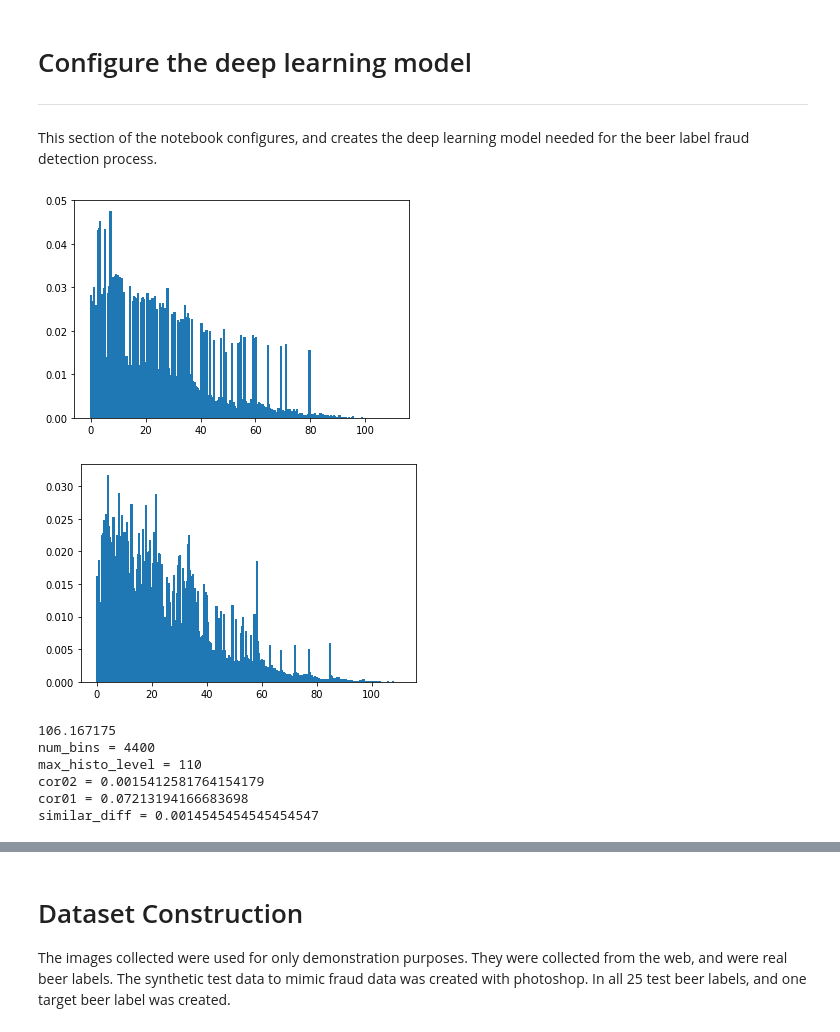
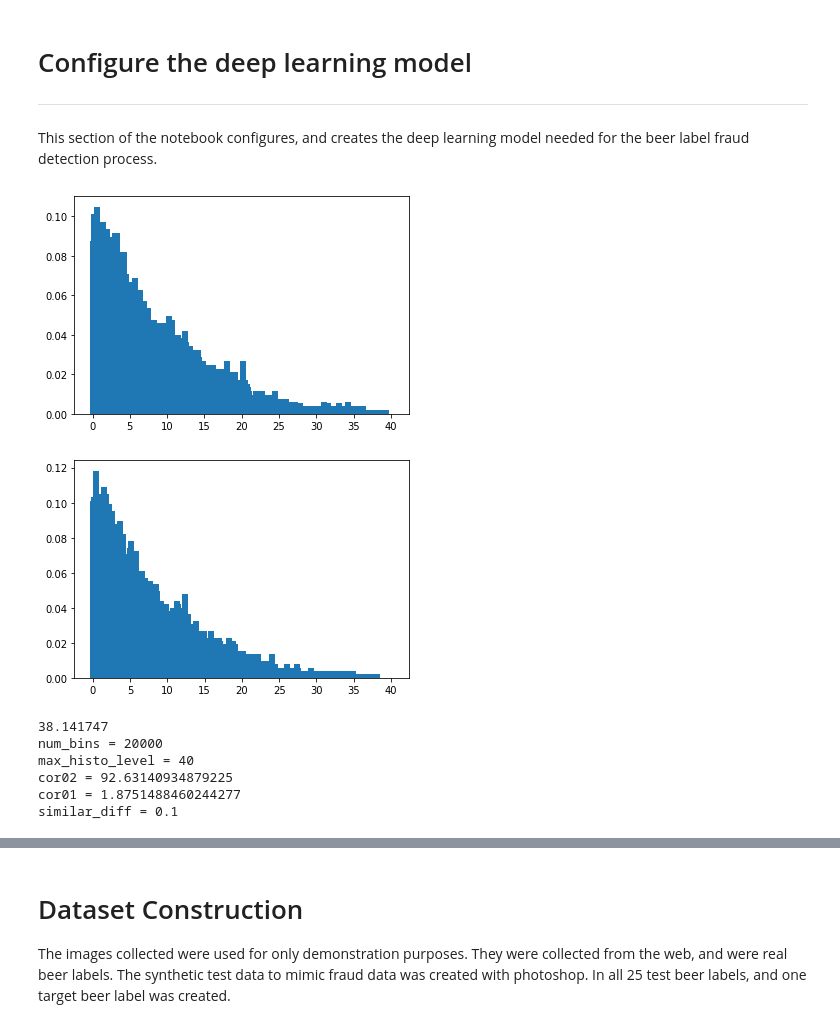
Before and after one commit to MetroStar/LabelAndFraudDetections, a Jupyter notebook: TTB/BeerLabelValidation.ipynb, the cells around one changed output, grey strips where cells are left out. Cells and saved outputs as stored; diff of their text form; code cells hidden in the pictures.

```diff
--- a/TTB/BeerLabelValidation.ipynb
+++ b/TTB/BeerLabelValidation.ipynb
@@ -19,6 +19,7 @@ from keras.layers.core import Dense, Dropout, Activation, Flatten
 from keras.layers.convolutional import Conv2D, MaxPooling2D, ZeroPadding2D
 from keras.layers.normalization import BatchNormalization
 from keras.regularizers import l2
+from scipy.spatial import distance as dist
 import cv2
 import matplotlib.pyplot as plt
 from PIL import Image
@@ -31,7 +32,7 @@ testdata_dir = os.environ['MLDIR'] + "/TestData/"
 mypath = testdata_dir + '/label_fraud/wine_label_fraud/images/'
 
 from numpy.random import seed
-seed(200)
+seed(1000)
 tf.compat.v1.random.set_random_seed(1000)
 
 img_shape = (224, 224, 3)
@@ -49,7 +50,7 @@ label_model.add(BatchNormalization())
 label_model.add(Activation('relu'))
 label_model.add(MaxPooling2D(pool_size=(2, 2)))
 # Layer 3
-#.add(ZeroPadding2D((1, 1)))
+#label_model.add(ZeroPadding2D((1, 1)))
 #label_model.add(Conv2D(512, (3, 3), padding='same'))
 #label_model.add(BatchNormalization())
 #label_model.add(Activation('relu'))
@@ -67,10 +68,10 @@ label_model.add(MaxPooling2D(pool_size=(2, 2)))
 #label_model.add(MaxPooling2D(pool_size=(2, 2)))
 
 # Load the validation image, or target image
-subject01 = Image.open(mypath + '../Wine_Label_1.png')
+subject01 = Image.open(mypath + '../../beer_label_fraud/Bud_Label.png')
 
 # Load in input image
-subject02 = Image.open(mypath + 'test2.png')
+subject02 = Image.open(mypath + 'test66.png')
 
 # Normalize the input images
 subject01 = subject01.convert('RGB')
@@ -79,49 +80,52 @@ subj01 = subject01.resize((224, 224))
 subj02 = subject02.resize((224, 224))
 subj01_a = np.array(subj01)
 subj02_a = np.array(subj02)
+subj02.show()
 
 x = np.zeros((2, 224, 224, 3))
 
 #Here's where we do some voodoo
 x[0] = subj01_a
 x[1] = subj02_a
-x_out_1 = label_model.predict(x[0:2])
+x_out_1 = label_model.predict(x[0:1])
 x_out_1_r = np.ravel(x_out_1[0])
-x_out_2_r = np.ravel(x_out_1[1])
+x_out_2 = label_model.predict(x[1:2])
+x_out_2_r = np.ravel(x_out_2[0])
 
-bin_group = 10
-max_histo_level = int(x_out_1_r.max()/bin_group + 1)*bin_group
-num_bins = max_histo_level*40
+bin_group = 5
+max_histo_level = int(x_out_1_r.max())
+num_bins = 20000
 
-be_l, hist_l = np.histogram(x_out_1_r, bins=num_bins, range=[0.0, max_histo_level], density = True)
+be_l, hist_l = np.histogram(x_out_1_r, bins=num_bins, range=[0, max_histo_level], density = True)
 plt.bar(hist_l[1:-1], be_l[1:])
 plt.show()
 
 # Calculate the
-be_h, hist_h = np.histogram(x_out_2_r, bins=num_bins, range=[0.0, max_histo_level], density = True)
+be_h, hist_h = np.histogram(x_out_2_r, bins=num_bins, range=[0, max_histo_level], density = True)
 plt.bar(hist_h[1:-1], be_h[1:])
 plt.show()
 
-print(str(x_out_1_r.max()))
+print(str(x_out_2_r.max()))
 print('num_bins = ' + str(num_bins))
 print('max_histo_level = ' + str(max_histo_level))
 
 cor01 = np.dot(be_l[:], be_l[:])/num_bins
 similar_diff = 0.03*cor01
-similar_diff = 6.4/num_bins
+similar_diff = 0.1
 cor02 = np.dot(be_l[:], be_h[:])/num_bins
 cor02 = np.sum(np.abs(be_l[:] - be_h[:]))/num_bins
-
+#cor02 = dist.chebyshev(be_l[:], be_h[:])
+cor02 = np.sum(np.abs(be_l[:] - be_h[:]))
 print('cor02 = ' + str(cor02))
 print('cor01 = ' + str(cor01))
 print('similar_diff = ' + str(similar_diff))
 # %% [output]
-[figure, old version]
+[figure, new version]
-[figure, old version]
+[figure, new version]
-106.167175
-num_bins = 4400
-max_histo_level = 110
-cor02 = 0.0015412581764154179
-cor01 = 0.07213194166683698
-similar_diff = 0.0014545454545454547
+38.141747
+num_bins = 20000
+max_histo_level = 40
+cor02 = 92.63140934879225
+cor01 = 1.8751488460244277
+similar_diff = 0.1
 # %% [markdown]
```
Also changed, not shown: parts of 2 cells of this notebook.
